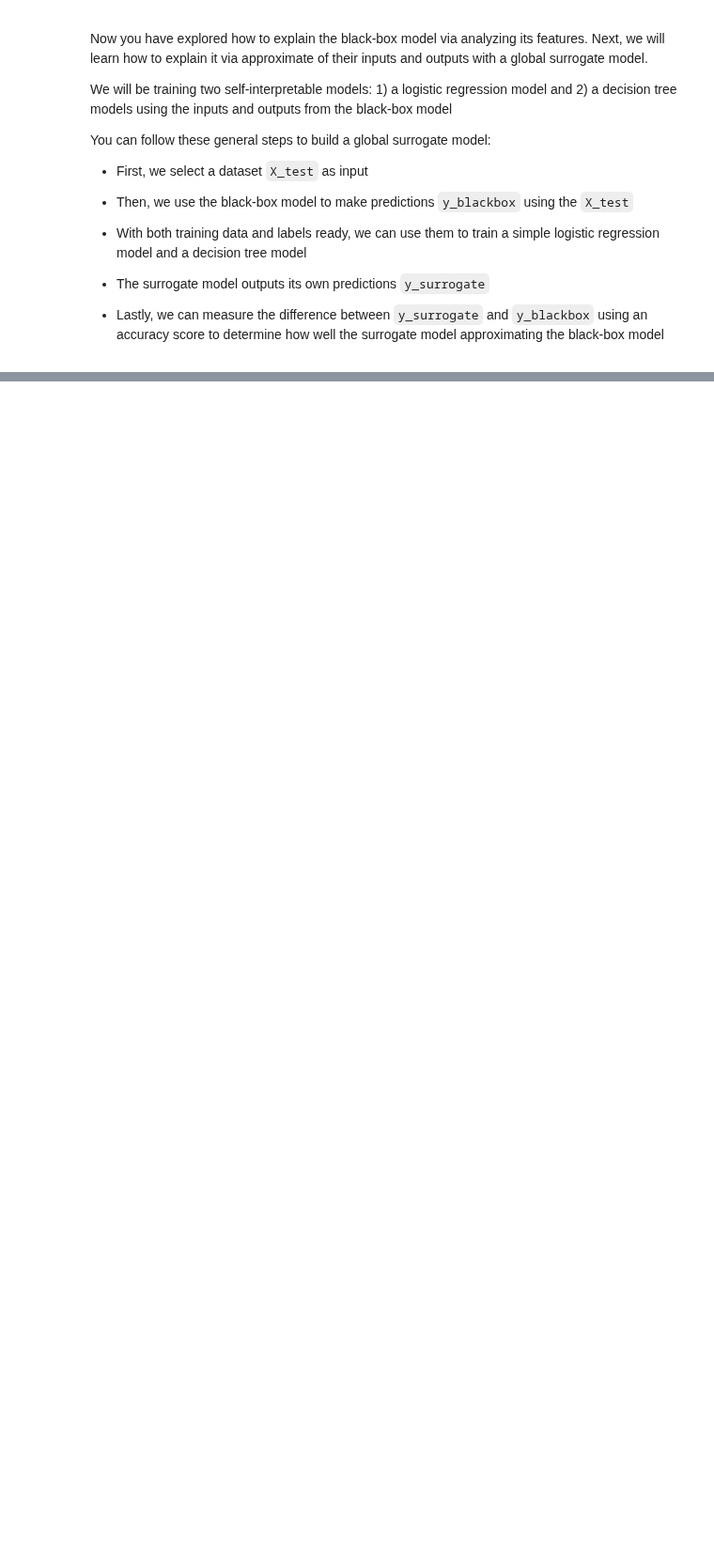
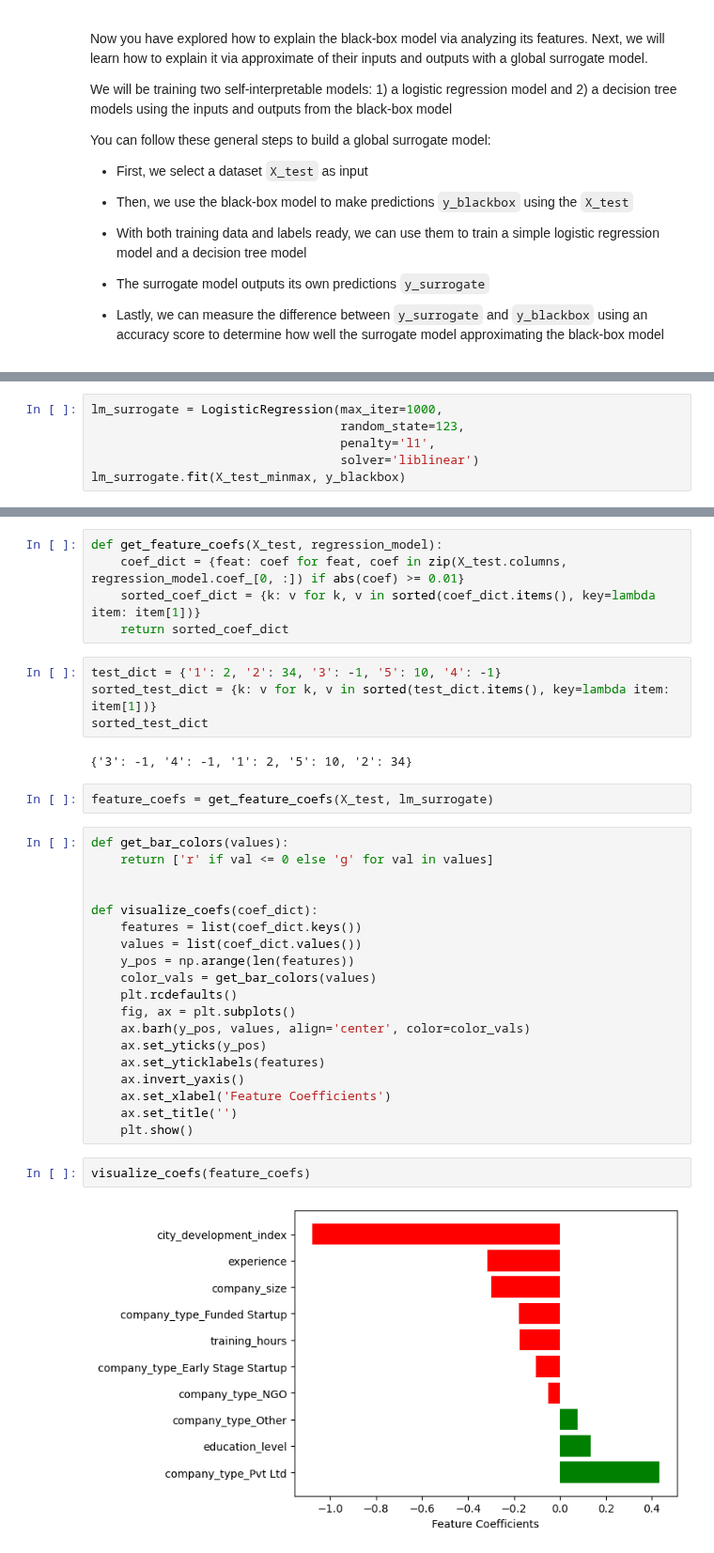
Before and after one commit to Mark-Barbaric/IBM_Machine_Learning_Certificate, a Jupyter notebook: Supervised_Machine_Learning_Classification/week6/model_agnostic_explanations.ipynb, the cells around one changed output, grey strips where cells are left out. Shown at 94% size. Saved outputs shown, nothing was run; the diff lists cells and outputs as text; blank space fills up the shorter version.

```diff
--- a/Supervised_Machine_Learning_Classification/week6/model_agnostic_explanations.ipynb
+++ b/Supervised_Machine_Learning_Classification/week6/model_agnostic_explanations.ipynb
@@ -299,0 +309,6 @@ You can follow these general steps to build a global surrogate model:
+# %%
+lm_surrogate = LogisticRegression(max_iter=1000,
+                                  random_state=123,
+                                  penalty='l1',
+                                  solver='liblinear')
+lm_surrogate.fit(X_test_minmax, y_blackbox)
@@ -299,0 +330,36 @@ You can follow these general steps to build a global surrogate model:
+# %%
+def get_feature_coefs(X_test, regression_model):
+    coef_dict = {feat: coef for feat, coef in zip(X_test.columns, regression_model.coef_[0, :]) if abs(coef) >= 0.01}
+    sorted_coef_dict = {k: v for k, v in sorted(coef_dict.items(), key=lambda item: item[1])}
+    return sorted_coef_dict
+# %%
+test_dict = {'1': 2, '2': 34, '3': -1, '5': 10, '4': -1}
+sorted_test_dict = {k: v for k, v in sorted(test_dict.items(), key=lambda item: item[1])}
+sorted_test_dict
+# %% [output]
+{'3': -1, '4': -1, '1': 2, '5': 10, '2': 34}
+# %%
+feature_coefs = get_feature_coefs(X_test, lm_surrogate)
+# %%
+def get_bar_colors(values):
+    return ['r' if val <= 0 else 'g' for val in values]
+
+
+def visualize_coefs(coef_dict):
+    features = list(coef_dict.keys())
+    values = list(coef_dict.values())
+    y_pos = np.arange(len(features))
+    color_vals = get_bar_colors(values)
+    plt.rcdefaults()
+    fig, ax = plt.subplots()
+    ax.barh(y_pos, values, align='center', color=color_vals)
+    ax.set_yticks(y_pos)
+    ax.set_yticklabels(features)
+    ax.invert_yaxis()
+    ax.set_xlabel('Feature Coefficients')
+    ax.set_title('')
+    plt.show()
+# %%
+visualize_coefs(feature_coefs)
+# %% [output]
+[figure, added]
```
Also changed, not shown: parts of 14 cells of this notebook.
